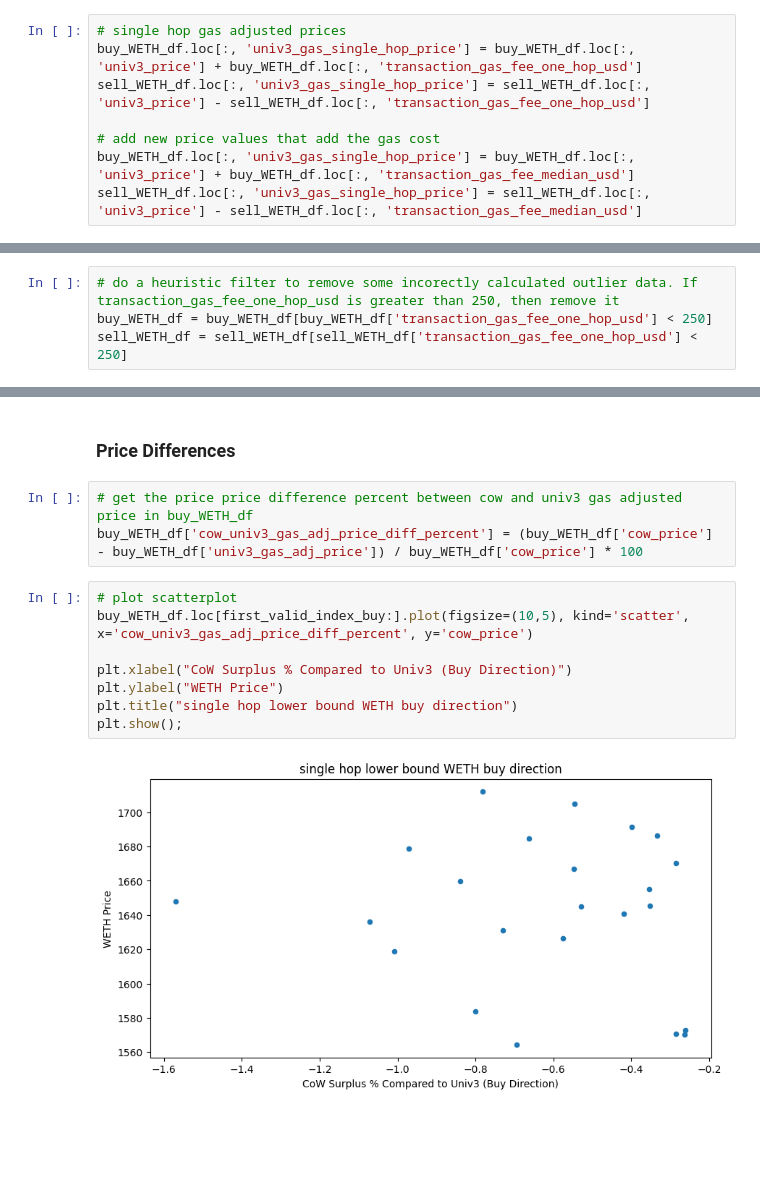
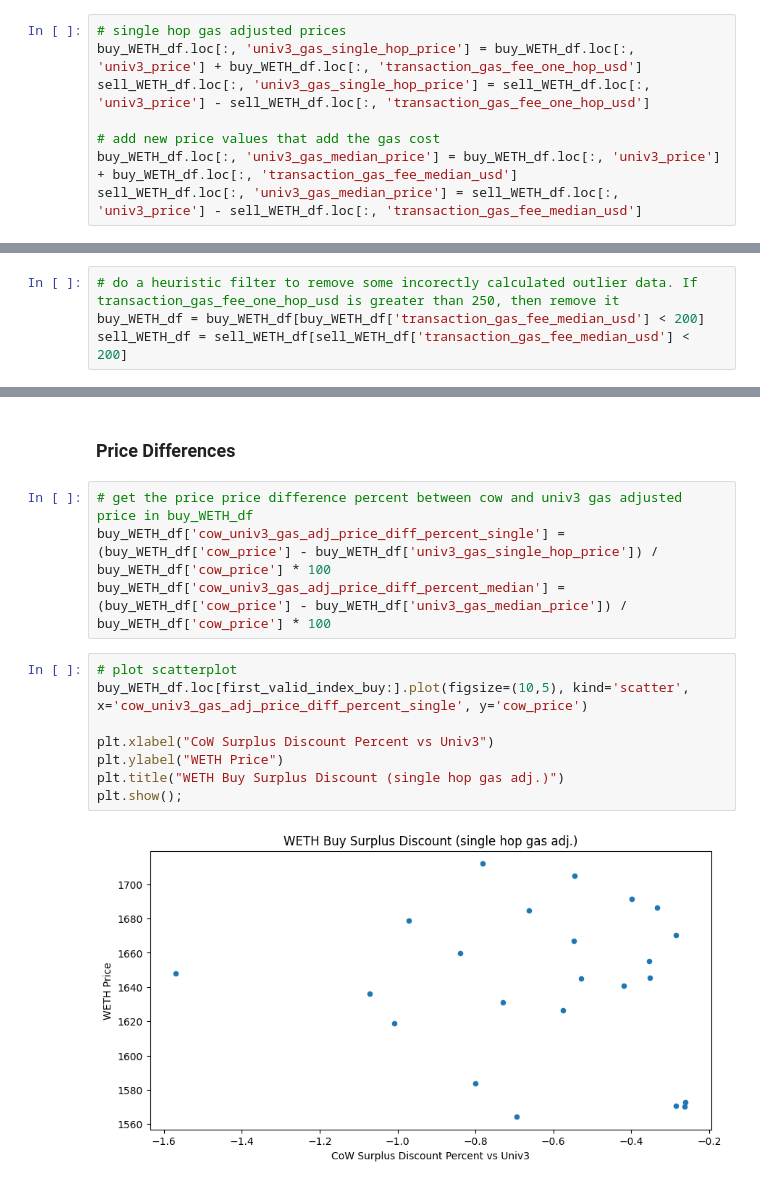
Before and after one commit to mohammed7s/Feedlot, a Jupyter notebook: pipeline/data_analysis.ipynb, the cells around one changed output, grey strips where cells are left out. Saved outputs shown, nothing was run; the diff lists cells and outputs as text; blank space fills up the shorter version.

```diff
--- a/pipeline/data_analysis.ipynb
+++ b/pipeline/data_analysis.ipynb
@@ -91,8 +91,8 @@ buy_WETH_df.loc[:, 'univ3_gas_single_hop_price'] = buy_WETH_df.loc[:, 'univ3_pri
 sell_WETH_df.loc[:, 'univ3_gas_single_hop_price'] = sell_WETH_df.loc[:, 'univ3_price'] - sell_WETH_df.loc[:, 'transaction_gas_fee_one_hop_usd']
 
 # add new price values that add the gas cost
-buy_WETH_df.loc[:, 'univ3_gas_single_hop_price'] = buy_WETH_df.loc[:, 'univ3_price'] + buy_WETH_df.loc[:, 'transaction_gas_fee_median_usd']
-sell_WETH_df.loc[:, 'univ3_gas_single_hop_price'] = sell_WETH_df.loc[:, 'univ3_price'] - sell_WETH_df.loc[:, 'transaction_gas_fee_median_usd']
+buy_WETH_df.loc[:, 'univ3_gas_median_price'] = buy_WETH_df.loc[:, 'univ3_price'] + buy_WETH_df.loc[:, 'transaction_gas_fee_median_usd']
+sell_WETH_df.loc[:, 'univ3_gas_median_price'] = sell_WETH_df.loc[:, 'univ3_price'] - sell_WETH_df.loc[:, 'transaction_gas_fee_median_usd']
 # %% [output]
 A value is trying to be set on a copy of a slice from a DataFrame.
 Try using .loc[row_indexer,col_indexer] = value instead
@@ -117,7 +117,7 @@ See the caveats in the documentation: https://pandas.pydata.org/pandas-docs/stab
 # %%
 # do a heuristic filter to remove some incorectly calculated outlier data. If transaction_gas_fee_one_hop_usd is greater than 250, then remove it
-buy_WETH_df = buy_WETH_df[buy_WETH_df['transaction_gas_fee_one_hop_usd'] < 250]
-sell_WETH_df = sell_WETH_df[sell_WETH_df['transaction_gas_fee_one_hop_usd'] < 250]
+buy_WETH_df = buy_WETH_df[buy_WETH_df['transaction_gas_fee_median_usd'] < 200]
+sell_WETH_df = sell_WETH_df[sell_WETH_df['transaction_gas_fee_median_usd'] < 200]
 # %%
 # convert index to datetime format
 sell_WETH_df.index = pd.to_datetime(sell_WETH_df.index, utc=True, unit='s')
@@ -156,14 +156,15 @@ plt.show();
 ### Price Differences
 # %%
 # get the price price difference percent between cow and univ3 gas adjusted price in buy_WETH_df
-buy_WETH_df['cow_univ3_gas_adj_price_diff_percent'] = (buy_WETH_df['cow_price'] - buy_WETH_df['univ3_gas_adj_price']) / buy_WETH_df['cow_price'] * 100
+buy_WETH_df['cow_univ3_gas_adj_price_diff_percent_single'] = (buy_WETH_df['cow_price'] - buy_WETH_df['univ3_gas_single_hop_price']) / buy_WETH_df['cow_price'] * 100
+buy_WETH_df['cow_univ3_gas_adj_price_diff_percent_median'] = (buy_WETH_df['cow_price'] - buy_WETH_df['univ3_gas_median_price']) / buy_WETH_df['cow_price'] * 100
 # %%
 # plot scatterplot
-buy_WETH_df.loc[first_valid_index_buy:].plot(figsize=(10,5), kind='scatter', x='cow_univ3_gas_adj_price_diff_percent', y='cow_price')
+buy_WETH_df.loc[first_valid_index_buy:].plot(figsize=(10,5), kind='scatter', x='cow_univ3_gas_adj_price_diff_percent_single', y='cow_price')
 
-plt.xlabel("CoW Surplus % Compared to Univ3 (Buy Direction)")
+plt.xlabel("CoW Surplus Discount Percent vs Univ3")
 plt.ylabel("WETH Price")
-plt.title("single hop lower bound WETH buy direction")
+plt.title("WETH Buy Surplus Discount (single hop gas adj.)")
 plt.show();
 # %% [output]
-[figure, old version]
+[figure, new version]
```
Also changed, not shown: parts of 10 cells of this notebook.
